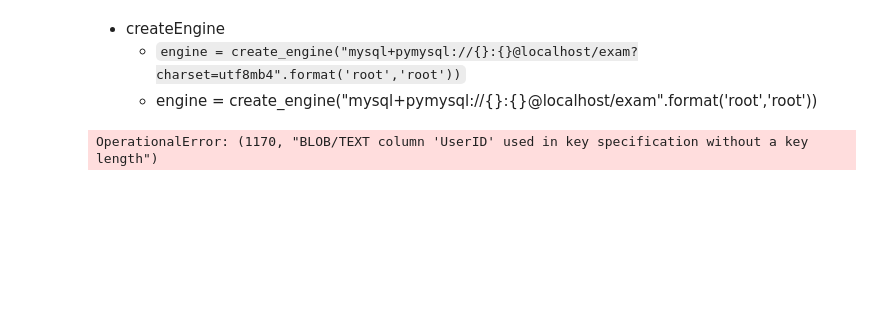
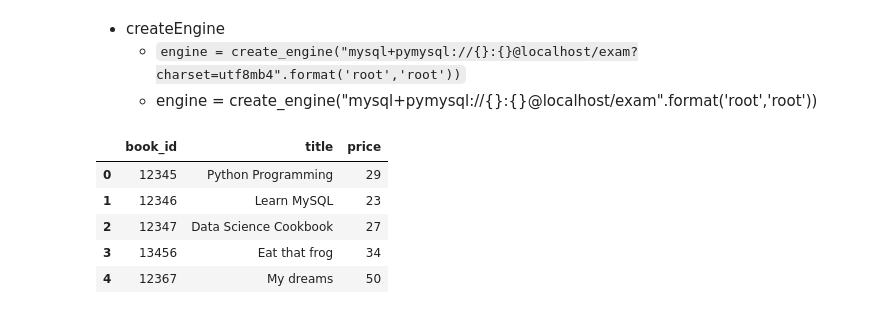
Before and after one commit to avinash-03/Python, a Jupyter notebook: Mysql/mysql.ipynb, the cells around one changed output. Cells and saved outputs as stored; diff of their text form; code cells hidden in the pictures; blank space fills up the shorter version.

```diff
--- a/Mysql/mysql.ipynb
+++ b/Mysql/mysql.ipynb
@@ -179,17 +179,15 @@ data.to_sql(con=conn, name='uservitals', if_exists='fail',index=False)
 # %%
 # execute quey
 # %%
-# Add Primary key
-query = """ALTER TABLE uservit
-    ADD PRIMARY KEY (UserID)"""
+# # Add Primary key
+# query = """ALTER TABLE uservit
+#     ADD PRIMARY KEY (UserID)"""   # operation value error used without key length
 
-try:
-    with connection.cursor() as cursor:
-        cursor.execute(query)
-finally:
-    cursor.close()
+# try:
+#     with connection.cursor() as cursor:
+#         cursor.execute(query)
+# finally:
+#     cursor.close()
-# %% [output]
-OperationalError: (1170, "BLOB/TEXT column 'UserID' used in key specification without a key length")
 # %%
 # ADD Primary Key
 query = """ALTER TABLE Orders
@@ -203,3 +201,23 @@ try:
         cursor.execute(query)
 finally:
     cursor.close()
+# %%
+# create table and append data to it
+# Import pandas
+import pandas as pd
+
+# Create dataframe
+book_df = pd.DataFrame({
+    'book_id':[12345, 12346, 12347,13456,12367],
+    'title':['Python Programming', 'Learn MySQL', 'Data Science Cookbook',"Eat that frog","My dreams"],
+    'price':[29, 23, 27,34,50]
+})
+
+book_df
+# %% [output]
+|  | book_id | title | price |
+| 0 | 12345 | Python Programming | 29 |
+| 1 | 12346 | Learn MySQL | 23 |
+| 2 | 12347 | Data Science Cookbook | 27 |
+| 3 | 13456 | Eat that frog | 34 |
+| 4 | 12367 | My dreams | 50 |
```
Also changed, not shown: parts of 18 cells of this notebook, 1 other file.
